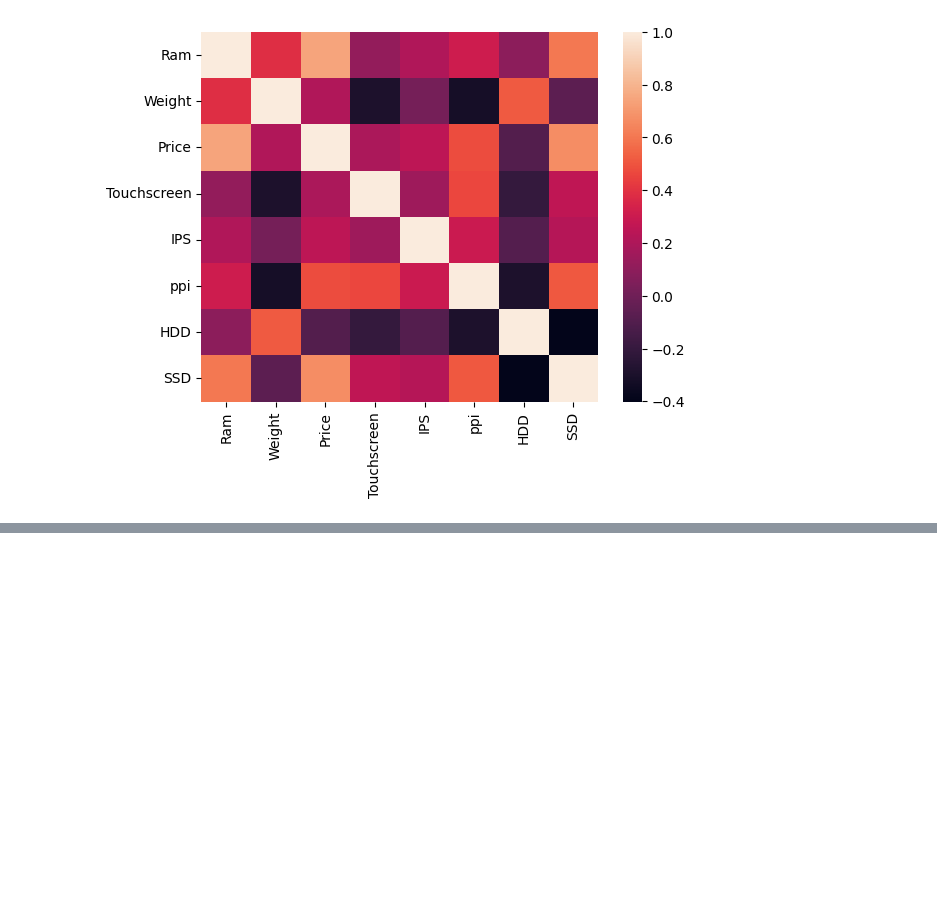
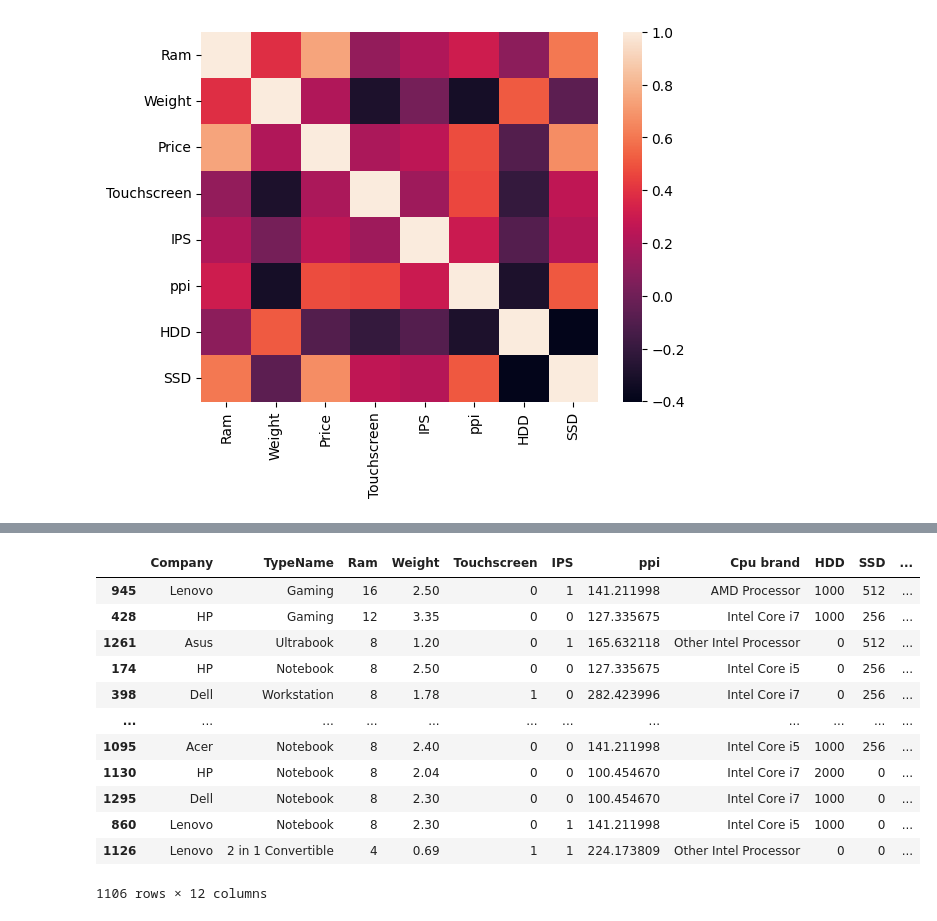
Before and after one commit to sukriti-waani/Machine-Learning, a Jupyter notebook: PROJECTS/1-Laptop_Price_Predictor/laptop_price_predictor.ipynb, the cells around one changed output, grey strips where cells are left out. Cells and saved outputs as stored; diff of their text form; code cells hidden in the pictures; blank space fills up the shorter version.

```diff
--- a/PROJECTS/1-Laptop_Price_Predictor/laptop_price_predictor.ipynb
+++ b/PROJECTS/1-Laptop_Price_Predictor/laptop_price_predictor.ipynb
@@ -736,0 +788,20 @@ plt.show()
+# %%
+from sklearn.model_selection import train_test_split
+
+X_train, X_test, y_train, y_test = train_test_split(X, y, test_size=0.15, random_state=42)
+# %%
+X_train
+# %% [output]
+|  | Company | TypeName | Ram | Weight | Touchscreen | IPS | ppi | Cpu brand | HDD | SSD | ... |
+| 945 | Lenovo | Gaming | 16 | 2.50 | 0 | 1 | 141.211998 | AMD Processor | 1000 | 512 | ... |
+| 428 | HP | Gaming | 12 | 3.35 | 0 | 0 | 127.335675 | Intel Core i7 | 1000 | 256 | ... |
+| 1261 | Asus | Ultrabook | 8 | 1.20 | 0 | 1 | 165.632118 | Other Intel Processor | 0 | 512 | ... |
+| 174 | HP | Notebook | 8 | 2.50 | 0 | 0 | 127.335675 | Intel Core i5 | 0 | 256 | ... |
+| 398 | Dell | Workstation | 8 | 1.78 | 1 | 0 | 282.423996 | Intel Core i7 | 0 | 256 | ... |
+| ... | ... | ... | ... | ... | ... | ... | ... | ... | ... | ... | ... |
+| 1095 | Acer | Notebook | 8 | 2.40 | 0 | 0 | 141.211998 | Intel Core i5 | 1000 | 256 | ... |
+| 1130 | HP | Notebook | 8 | 2.04 | 0 | 0 | 100.454670 | Intel Core i7 | 2000 | 0 | ... |
+| 1295 | Dell | Notebook | 8 | 2.30 | 0 | 0 | 100.454670 | Intel Core i7 | 1000 | 0 | ... |
+| 860 | Lenovo | Notebook | 8 | 2.30 | 0 | 1 | 141.211998 | Intel Core i5 | 1000 | 0 | ... |
+| 1126 | Lenovo | 2 in 1 Convertible | 4 | 0.69 | 1 | 1 | 224.173809 | Other Intel Processor | 0 | 0 | ... |
+1106 rows × 12 columns
```
Also changed, not shown: parts of 30 cells of this notebook.
